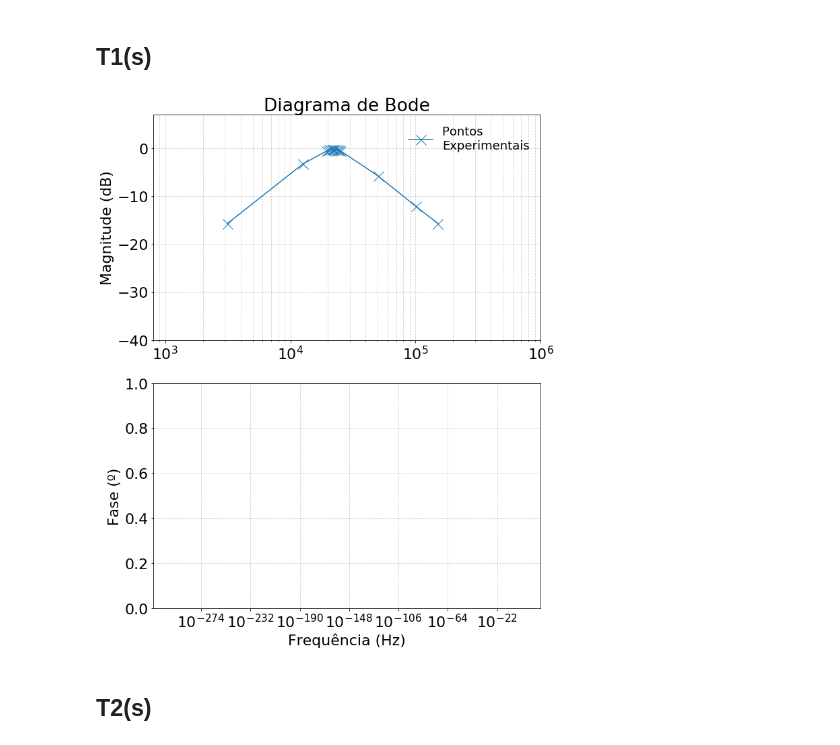
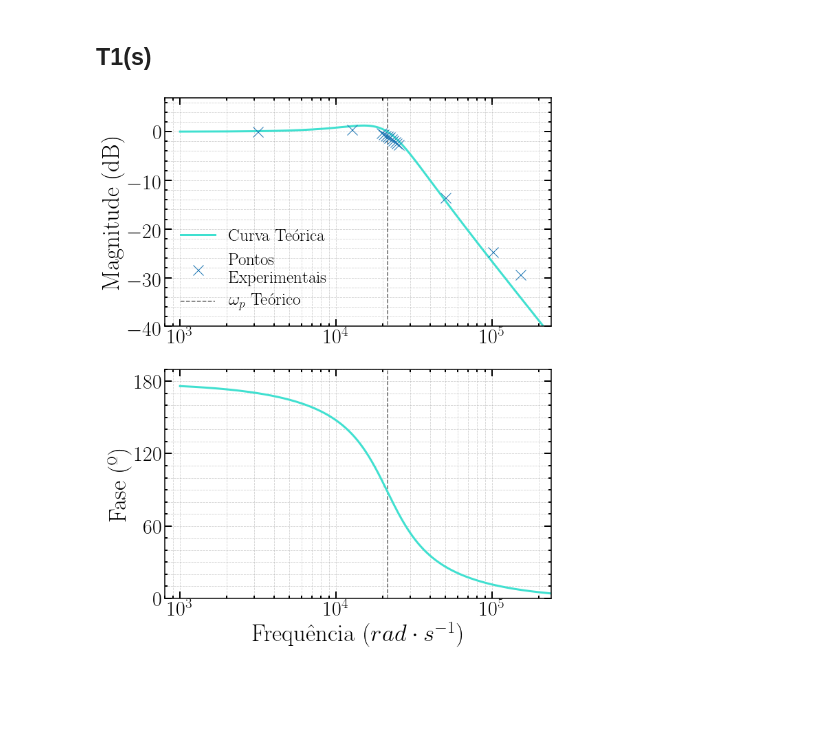
Before and after one commit to AthomsG/EGer, a Jupyter notebook: LAB1/LAB - 1.ipynb, the cells around one changed output. Drawn from its saved outputs; the diff is of its cells as text; code cells hidden in the pictures; blank space fills up the shorter version.

```diff
--- a/LAB1/LAB - 1.ipynb
+++ b/LAB1/LAB - 1.ipynb
@@ -98,7 +107,7 @@ CORRER AS PRÓXIMAS 3 CÉLULAS ANTES Do PLOT DE CADA GRÁFICO.
 
 NÃO ESQUECER DE MUDAR A VARIÁVEL 'ch_out' PARA CADA CASO
 # %%
-path = '/Users/thomasgaehtgens/Downloads/DADOS GRUPO 7 6a.xlsx'
+path = '/Users/thomasgaehtgens/BIBLIOTECA/MEFT/EG/LABS/LAB - 1/DADOS/DADOS GRUPO 7 6a.xlsx'
 
 db     = pd.ExcelFile(path)
 sheets = dict() #DICIONÁRIO COM AS FOLHAS
@@ -117,7 +126,7 @@ for freq in sheet_names:
         freqs.append(float(freq))
 # %%
 ch_in  = 'CHAN1'
-ch_out = 'CHAN2'
+ch_out = 'CHAN3'
 
 AMPS   = list()
 i=0
@@ -322,2 +453,8 @@ fig.savefig('T3.pdf')
+# %%
+wp = np.sqrt(R5/(C1*C1*R11*R2*R4))
+
+Q  = wp*C1*R6
+
+K  = 1/(C1*P2*wp)
 # %% [markdown]
 ## Dados Experimentais
@@ -329,3 +488,8 @@ paths = ['/Users/thomasgaehtgens/Downloads/Dados 2o LAB/GRUPO 7 2a SESSAO R=0.5K
+# %%
+paths = ['DADOS/GRUPO 7 2a SESSAO R=10KOhm.xlsx',
+         'DADOS/GRUPO 7 2a SESSAO R=5KOhm.xlsx',
+         'DADOS/GRUPO 7 2a SESSAO R=1KOhm.xlsx',
+         'DADOS/GRUPO 7 2a SESSAO R=0.5KOhm.xlsx']
 # %%
 path  = paths[-1]
 
@@ -399,45 +563,64 @@ ax.plot(freqs, [-20*np.log10(AMP) for AMP in AMPS], 'o')
 # %% [markdown]
 ## T1(s)
 # %%
-#mag,phase,omega = control.bode(G, dB=True, plot=False)
+mag,phase,omega = control.bode(G, dB=True, plot=False)
+phase = phase - [phase[-1]]
 
 fig = plt.figure()
 fig.set_size_inches(10, 12)
 
 ax1 = fig.add_subplot(2, 1, 1)
-plt.title('Diagrama de Bode')
+#plt.title('Diagrama de Bode')
 
 ax2 = fig.add_subplot(2, 1, 2)
-plt.xlabel(r'Frequência (Hz)')
+plt.xlabel(r'Frequência ($rad \cdot s^{-1}$)')
 
 #RESULTADOS TEÓRICOS
-#ax1.plot(omega, 20*np.log10(mag) , lw=3, color='turquoise', label='Curva Teórica')
-#ax2.plot(omega, phase*180/(np.pi), lw=3, color='turquoise')
+ax1.plot(omega, 20*np.log10(mag) , lw=3, color='turquoise', label='Curva Teórica')
+ax2.plot(omega, phase*180/(np.pi), lw=3, color='turquoise')
 #DADOS EXPERIMENTAIS
-ax1.plot([freq*2*np.pi for freq in freqs], [-20*np.log10(AMP) for AMP in AMPS], marker='x', label='Pontos \nExperimentais', markersize=15)
+ax1.plot([freq*2*np.pi for freq in freqs], [-20*np.log10(AMP) for AMP in AMPS], 'x', label='Pontos \nExperimentais', markersize=15)
 
-#ax1.vlines(wp, -70, 7, lw=1.5, linestyle='--', label=r'$\omega_p$ Teórico', alpha=0.6)
+ax1.vlines(wp, -70, 7, lw=1.5, linestyle='--', label=r'$\omega_p$ Teórico', alpha=0.6)
 ax1.set_ylim(-40, 7)
-ax1.set_xlim(8*1e2, 1e6)
+ax1.set_xlim(8*1e2, 2.4*1e5)
 
-#ax2.vlines(wp, -180, 2, lw=1.5, linestyle='--', zorder = 10)
-#ax2.set_ylim(-180, 2)
-#ax2.set_xlim(8*1e2, 1e6)
+ax2.vlines(wp, 0, 190, lw=1.5, linestyle='--', alpha=0.6)
+ax2.set_ylim(0, 190)
+ax2.set_xlim(8*1e2, 2.4*1e5)
+
+
+#GRAPHICS SHITS
+ax1.xaxis.set_tick_params(which='major', size=10, width=2, direction='in', top='on')
+ax1.xaxis.set_tick_params(which='minor', size=4, width=2, direction='in', top='on')
+ax1.yaxis.set_tick_params(which='major', size=10, width=2, direction='in', right='on')
+ax1.yaxis.set_tick_params(which='minor', size=4, width=2, direction='in', right='on')
+
+ax2.xaxis.set_tick_params(which='major', size=10, width=2, direction='in', top='on')
+ax2.xaxis.set_tick_params(which='minor', size=4, width=2, direction='in', top='on')
+ax2.yaxis.set_tick_params(which='major', size=10, width=2, direction='in', right='on')
+ax2.yaxis.set_tick_params(which='minor', size=4, width=2, direction='in', right='on')
+
+ax1.xaxis.set_major_locator(mpl.ticker.MultipleLocator(10))
+ax1.xaxis.set_minor_locator(mpl.ticker.MultipleLocator(2))
+ax1.yaxis.set_major_locator(mpl.ticker.MultipleLocator(10))
+ax1.yaxis.set_minor_locator(mpl.ticker.MultipleLocator(2))
+
+ax2.yaxis.set_major_locator(mpl.ticker.MultipleLocator(60))
+ax2.yaxis.set_minor_locator(mpl.ticker.MultipleLocator(10))
 
 ax1.set_ylabel('Magnitude (dB)')
 ax2.set_ylabel('Fase (º)')
 
-ax1.legend(frameon=False, fontsize = 18)
+ax1.legend(frameon=False, fontsize = 25, loc = 'lower left')
 
 ax1.set_xscale('log')
 ax2.set_xscale('log')
 
 ax1.grid(True, which="both", linestyle='--', alpha=0.6)
 ax2.grid(True, which="both", linestyle='--', alpha=0.6)
 
 fig.tight_layout()
-fig.savefig('T1_2.pdf')
+fig.savefig('T3_2.pdf')
 # %% [output]
-[figure, old version]
+[figure, new version]
-# %% [markdown]
-## T2(s)
```
Also changed, not shown: parts of 30 cells of this notebook.
